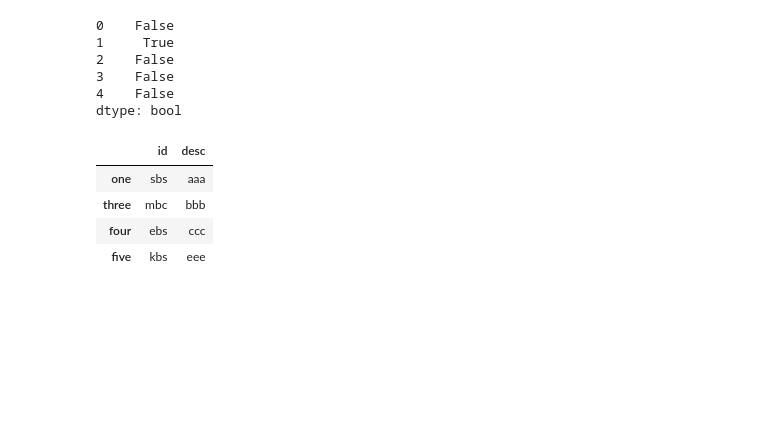
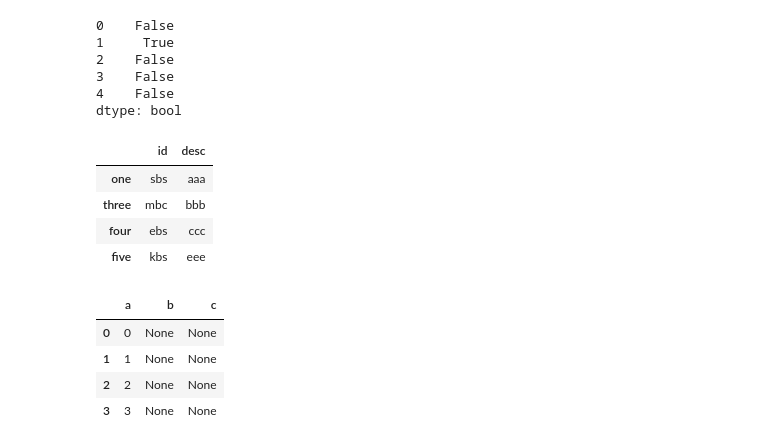
Before and after one commit to rlfwo93/machine-learning, a Jupyter notebook: pratice_pandas.ipynb, the cells around one changed output. Cells and saved outputs as stored; diff of their text form; code cells hidden in the pictures; blank space fills up the shorter version.

```diff
--- a/pratice_pandas.ipynb
+++ b/pratice_pandas.ipynb
@@ -367,3 +367,16 @@ du.drop_duplicates(["id"], keep ="last")
 | three | mbc | bbb |
 | four | ebs | ccc |
 | five | kbs | eee |
+# %%
+md =pd.DataFrame({
+    "a" : list(range(4)),
+    "b" : None,
+    "c" : None
+    })
+md
+# %% [output]
+|  | a | b | c |
+| 0 | 0 | None | None |
+| 1 | 1 | None | None |
+| 2 | 2 | None | None |
+| 3 | 3 | None | None |
```
Also changed, not shown: parts of 22 cells of this notebook.
